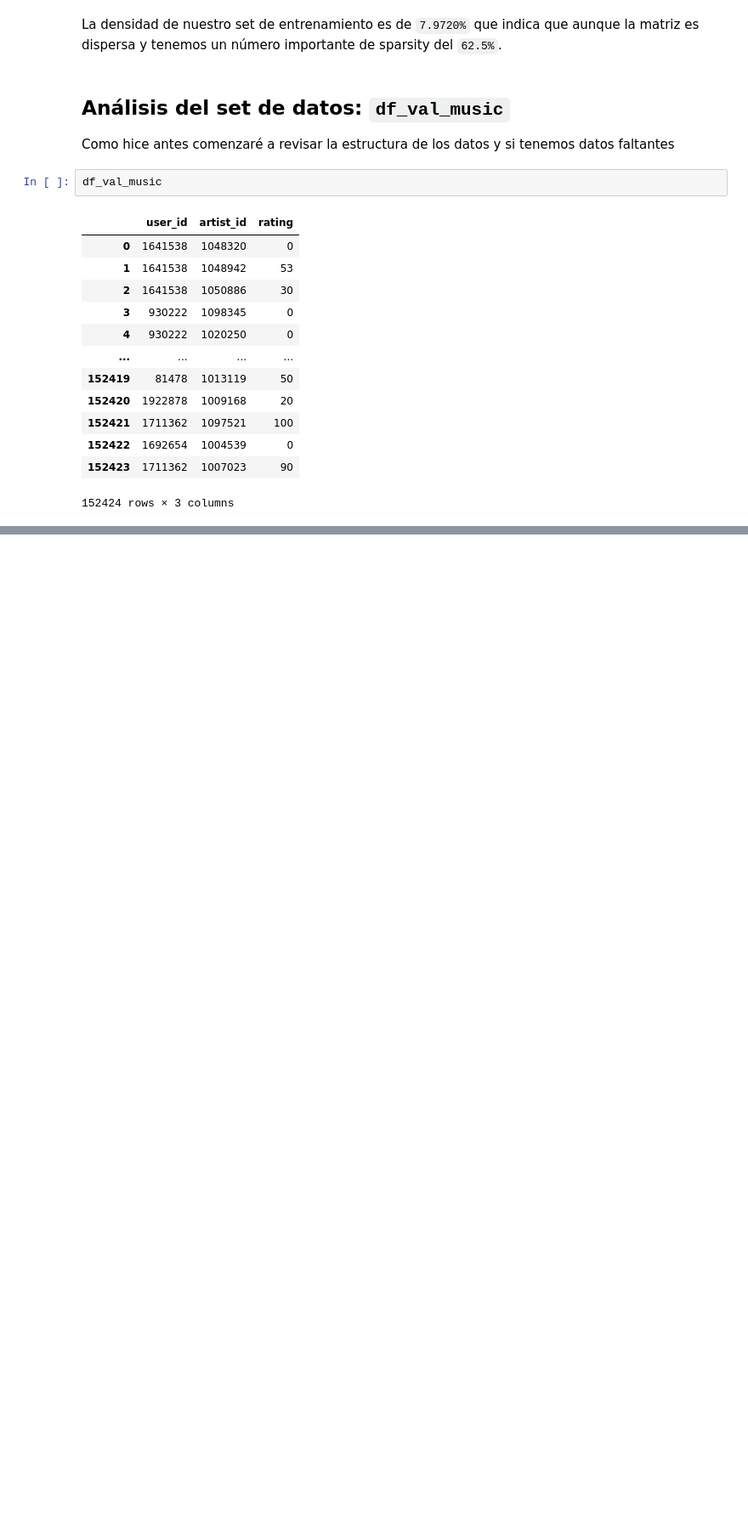
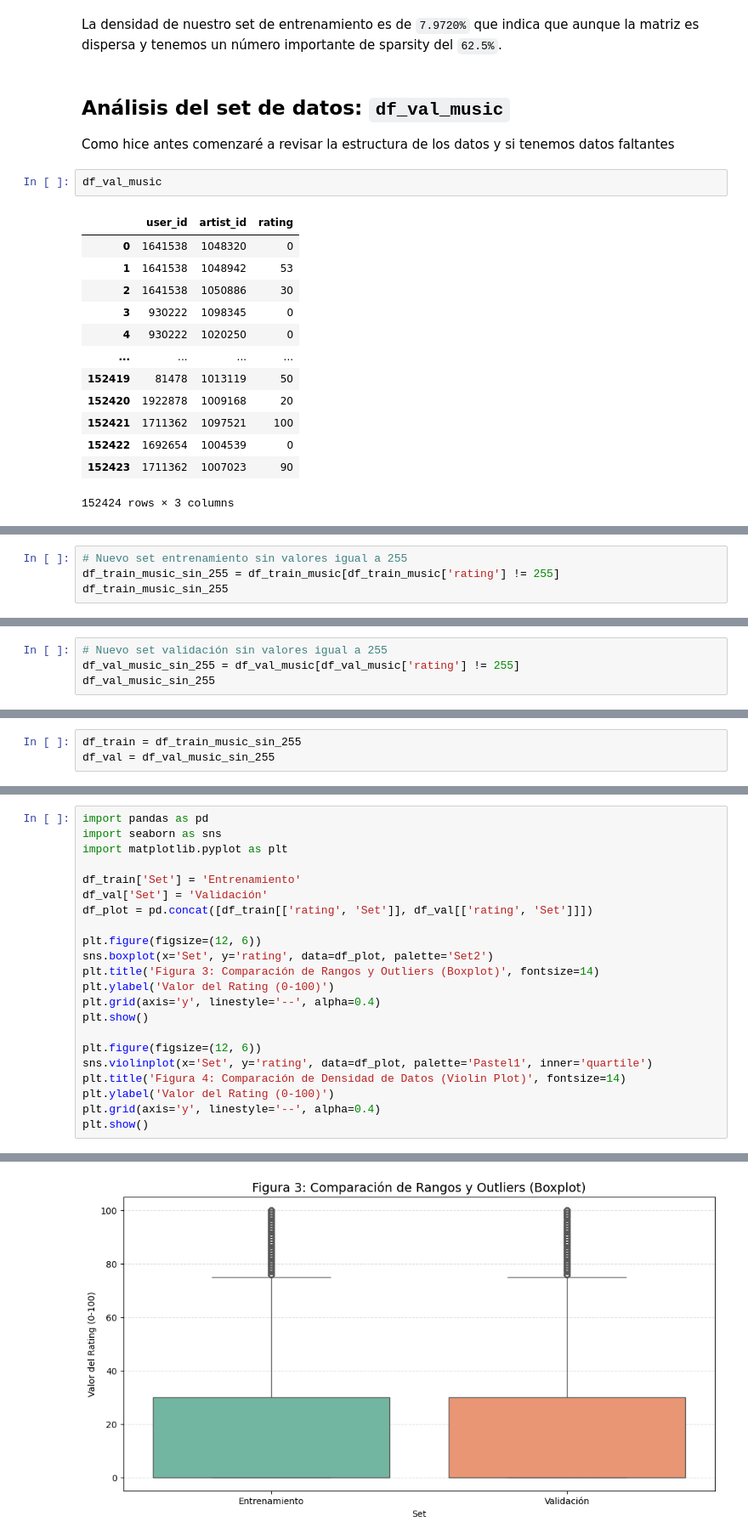
Before and after one commit to davidlealo/tarea_1_sisrec_2026, a Jupyter notebook: TAREA_1_SICREC_G26.ipynb, the cells around one changed output, grey strips where cells are left out. Shown at 85% size. Saved outputs shown, nothing was run; the diff lists cells and outputs as text; blank space fills up the shorter version.

```diff
--- a/TAREA_1_SICREC_G26.ipynb
+++ b/TAREA_1_SICREC_G26.ipynb
@@ -383,0 +564,4 @@ df_val_music
+# %%
+# Nuevo set entrenamiento sin valores igual a 255
+df_train_music_sin_255 = df_train_music[df_train_music['rating'] != 255]
+df_train_music_sin_255
@@ -383,0 +582,4 @@ df_val_music
+# %%
+# Nuevo set validación sin valores igual a 255
+df_val_music_sin_255 = df_val_music[df_val_music['rating'] != 255]
+df_val_music_sin_255
@@ -383,0 +658,3 @@ df_val_music
+# %%
+df_train = df_train_music_sin_255
+df_val = df_val_music_sin_255
@@ -383,0 +681,23 @@ df_val_music
+# %%
+import pandas as pd
+import seaborn as sns
+import matplotlib.pyplot as plt
+
+df_train['Set'] = 'Entrenamiento'
+df_val['Set'] = 'Validación'
+df_plot = pd.concat([df_train[['rating', 'Set']], df_val[['rating', 'Set']]])
+
+plt.figure(figsize=(12, 6))
+sns.boxplot(x='Set', y='rating', data=df_plot, palette='Set2')
+plt.title('Figura 3: Comparación de Rangos y Outliers (Boxplot)', fontsize=14)
+plt.ylabel('Valor del Rating (0-100)')
+plt.grid(axis='y', linestyle='--', alpha=0.4)
+plt.show()
+
+plt.figure(figsize=(12, 6))
+sns.violinplot(x='Set', y='rating', data=df_plot, palette='Pastel1', inner='quartile')
+plt.title('Figura 4: Comparación de Densidad de Datos (Violin Plot)', fontsize=14)
+plt.ylabel('Valor del Rating (0-100)')
+plt.grid(axis='y', linestyle='--', alpha=0.4)
+plt.show()
+# %% [output]
@@ -383,0 +718 @@ df_val_music
+[figure, added]
```
Also changed, not shown: parts of 40 cells of this notebook.
